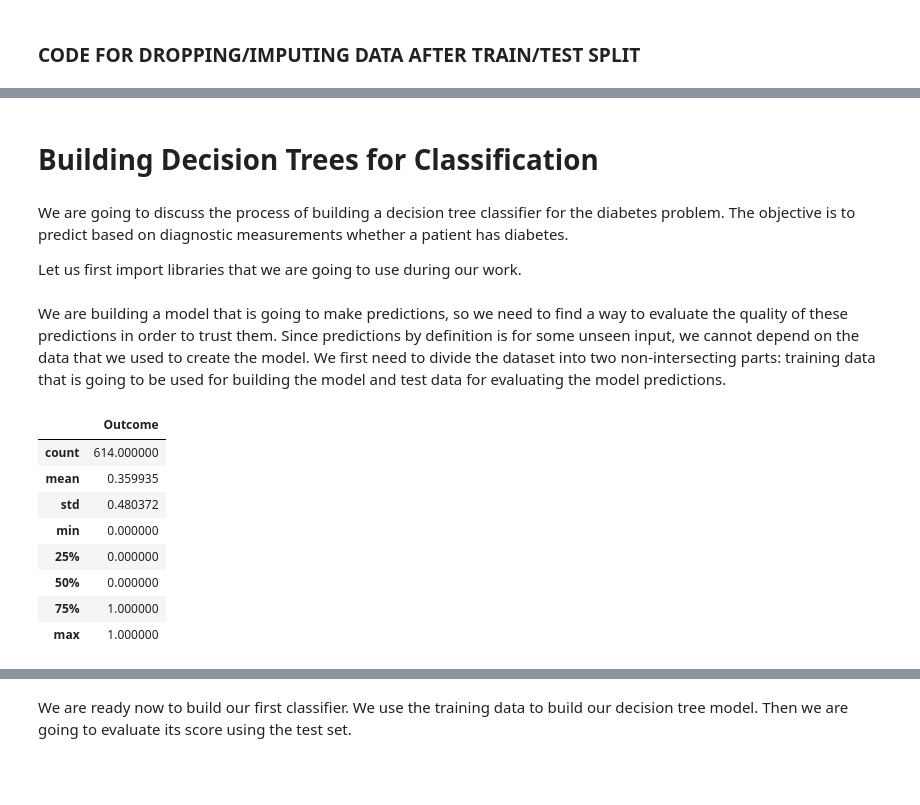
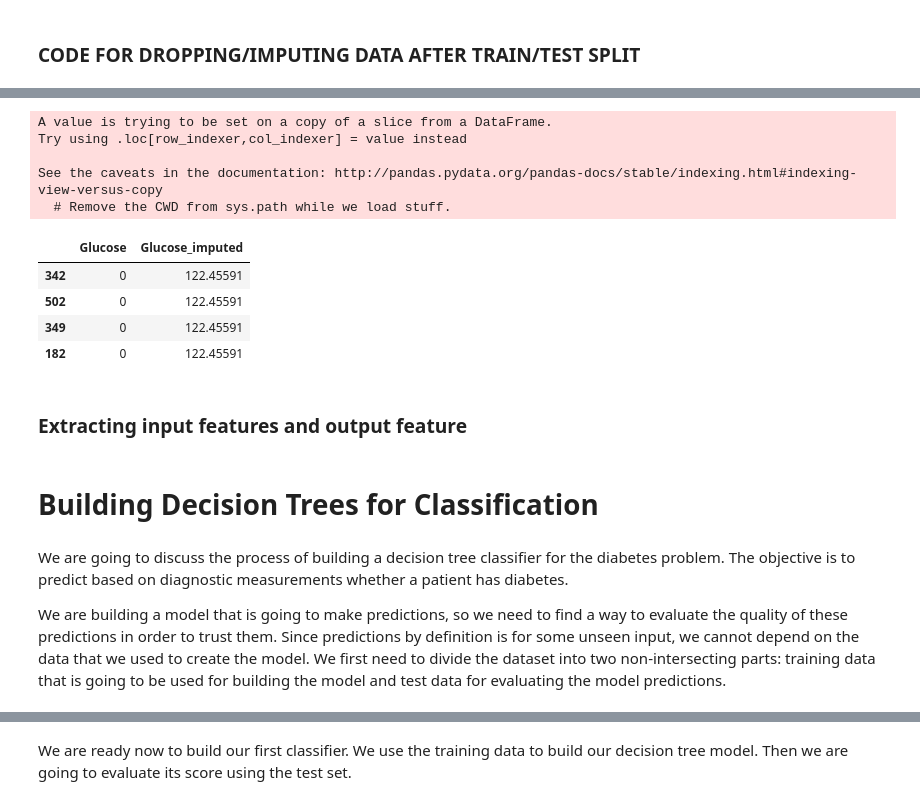
Before and after one commit to hassan-aboueisha/basics-ml, a Jupyter notebook: handsOnNotebook.ipynb, the cells around one changed output, grey strips where cells are left out. Cells and saved outputs as stored; diff of their text form; code cells hidden in the pictures; blank space fills up the shorter version.

```diff
--- a/handsOnNotebook.ipynb
+++ b/handsOnNotebook.ipynb
@@ -310,13 +345,29 @@ df.columns
 # %%
 # numpy provides many useful functions, including allowing us to create new columns in our dataframe based on a condition
 import numpy as np
 
-# create a list of columns that we will impute with the average non-zero value in each column
-columnsToImpute=['Glucose', 'BloodPressure', 'SkinThickness','BMI']
+def imputeColumns(dataset):
+    # create a list of columns that we will impute with the average non-zero value in each column
+    columnsToImpute=['Glucose', 'BloodPressure', 'SkinThickness','BMI']
 
-for c in columnsToImpute:
-    avgOfCol=df[df[c]>0][[c]].mean()
-    df[c+'_imputed']=np.where(df[[c]]!=0,df[[c]],avgOfCol)
+    for c in columnsToImpute:
+        avgOfCol=dataset[dataset[c]>0][[c]].mean()
+        dataset[c+'_imputed']=np.where(dataset[[c]]!=0,dataset[[c]],avgOfCol)
 
+imputeColumns(train)
+imputeColumns(test)
 # check that we've imputed the 0 values
-df[df.Glucose==0][['Glucose','Glucose_imputed']].head()
+train[train.Glucose==0][['Glucose','Glucose_imputed']].head()
+# %% [output]
+A value is trying to be set on a copy of a slice from a DataFrame.
+Try using .loc[row_indexer,col_indexer] = value instead
+
+See the caveats in the documentation: http://pandas.pydata.org/pandas-docs/stable/indexing.html#indexing-view-versus-copy
+  # Remove the CWD from sys.path while we load stuff.
+|  | Glucose | Glucose_imputed |
+| 342 | 0 | 122.45591 |
+| 502 | 0 | 122.45591 |
+| 349 | 0 | 122.45591 |
+| 182 | 0 | 122.45591 |
+# %% [markdown]
+### Extracting input features and output feature
@@ -323,6 +379,2 @@ df[df.Glucose==0][['Glucose','Glucose_imputed']].head()
 # %% [markdown]
 # Building Decision Trees for Classification
-# %% [markdown]
-We are going to discuss the process of building a decision tree classifier for the diabetes problem. The objective is to predict based on diagnostic measurements whether a patient has diabetes.
-
-Let us first import libraries that we are going to use during our work.
@@ -334,19 +381,4 @@ from sklearn.model_selection import train_test_split
 # %% [markdown]
+We are going to discuss the process of building a decision tree classifier for the diabetes problem. The objective is to predict based on diagnostic measurements whether a patient has diabetes.
+
 We are building a model that is going to make predictions, so we need to find a way to evaluate the quality of these predictions in order to trust them. Since predictions by definition is for some unseen input, we cannot depend on the data that we used to create the model. We first need to divide the dataset into two non-intersecting parts: training data that is going to be used for building the model and test data for evaluating the model predictions.
-# %%
-dataset = pd.read_csv('Datasets/diabetes.csv')
-X = dataset[['Pregnancies', 'Glucose', 'BloodPressure', 'SkinThickness',
-'Insulin', 'BMI', 'DiabetesPedigreeFunction', 'Age']]
-Y = dataset[['Outcome']]
-X_train, X_test, Y_train, Y_test = train_test_split(X, Y, test_size = 0.2, random_state = 0)
-Y_train.describe()
-# %% [output]
-|  | Outcome |
-| count | 614.000000 |
-| mean | 0.359935 |
-| std | 0.480372 |
-| min | 0.000000 |
-| 25% | 0.000000 |
-| 50% | 0.000000 |
-| 75% | 1.000000 |
-| max | 1.000000 |
```
Also changed, not shown: parts of 18 cells of this notebook.
